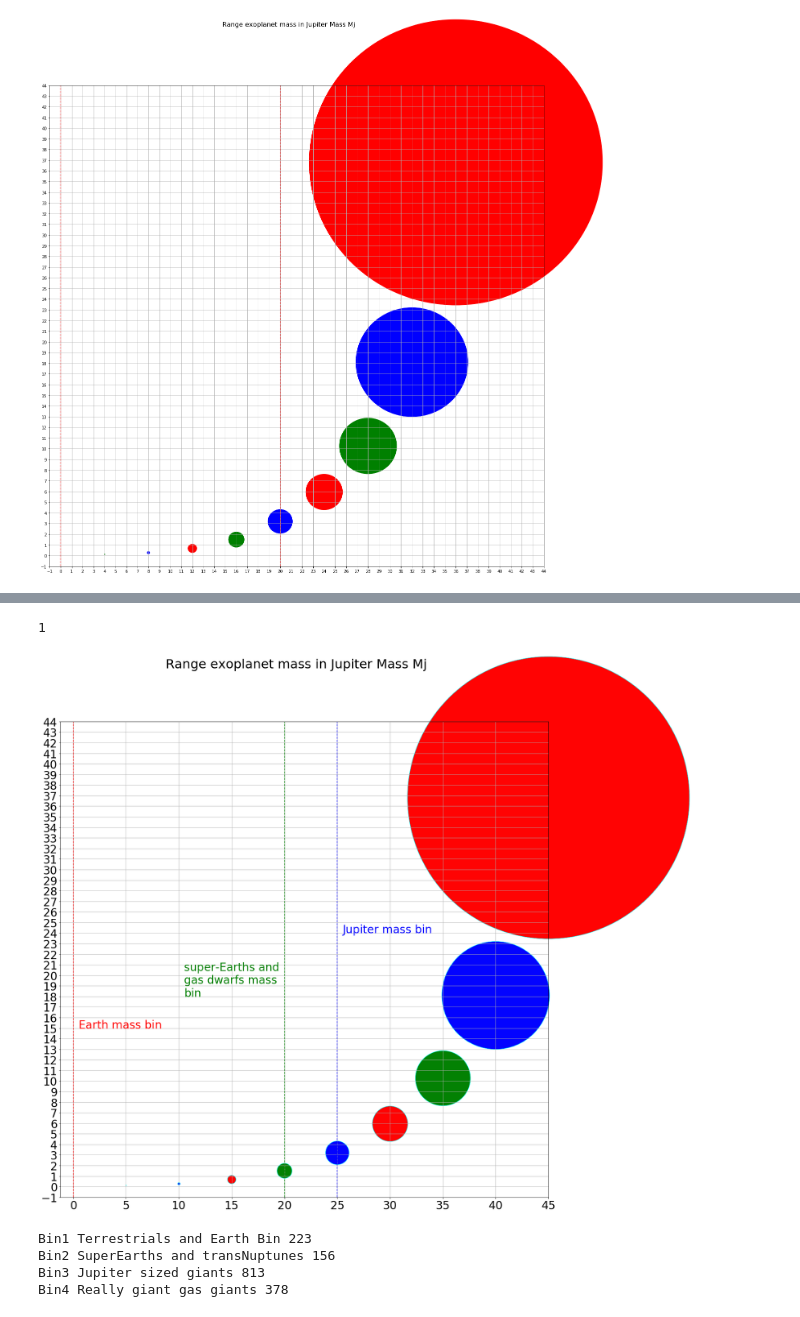
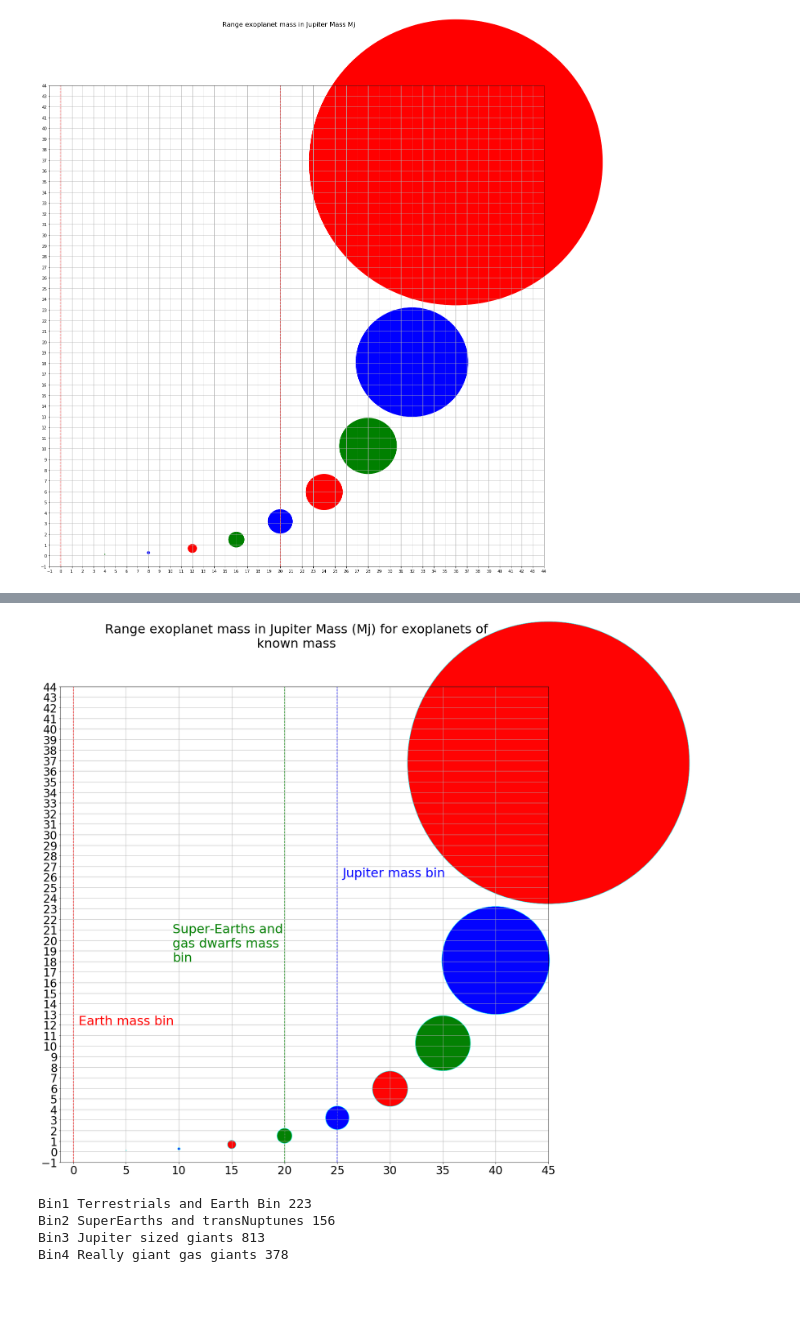
Before and after one commit to coderXmachina2/infographicaGalactica, a Jupyter notebook: t02SizeMassDensityVariationsOfPlaents.ipynb, the cells around one changed output, grey strips where cells are left out. Saved outputs shown, nothing was run; the diff lists cells and outputs as text; code cells hidden in the pictures.

```diff
--- a/t02SizeMassDensityVariationsOfPlaents.ipynb
+++ b/t02SizeMassDensityVariationsOfPlaents.ipynb
@@ -518,8 +512,3 @@ plt.show()
 fig.savefig('temp.png', dpi=fig.dpi)
 # %% [output]
 [figure]
-# %%
-ySpace = [0 , 0.12, 0.272, 0.675, 1.5, 3.2, 5.95, 10.26, 18.1, 36.8]
-arrOfCircles = []
-for t in range(0, len(splitArr)):
-    print(t)
@@ -537,11 +515,4 @@ for t in range(0, len(splitArr)):
-# %%
-7%3
-# %% [output]
-1
 # %%
-#ok beautifythis code. can be cleaned
-
-#lets build some circle plots. Eyeball this first
 import matplotlib.pyplot as plt
 
 ySpace = [0 , 0.12, 0.272, 0.675, 1.5, 3.2, 5.95, 10.26, 18.1, 36.8]
@@ -555,42 +526,42 @@ for t in range(0, len(splitArr)):
         arrOfCircles.append(plt.Circle((xSpace[t], ySpace[t]), arrMeanBins[t],  alpha=0.99, ec='cyan', fc='g', clip_on=False))
     else:
         arrOfCircles.append(plt.Circle((xSpace[t], ySpace[t]), arrMeanBins[t],  alpha=0.99, ec = 'cyan', fc='b', clip_on=False))
 
 
 fig, ax = plt.subplots()
 fig.set_size_inches(22, 22)
 
-plt.suptitle('Range exoplanet mass in Jupiter Mass Mj', fontsize=32)
+plt.suptitle('Range exoplanet mass in Jupiter Mass (Mj) for exoplanets of\nknown mass', fontsize=32)
 
 for t in range(0, len(splitArr)):
     ax.add_artist(arrOfCircles[t])
 
-plt.axvline(x=0, color = 'red', ls = 'dashed' , alpha=0.8, markersize=2.5)
-plt.axvline(x=20, color = 'green', ls = 'dashed' , alpha=0.8, markersize=2.5)
-plt.axvline(x=25, color = 'blue', ls = 'dashed', alpha=0.8, markersize=2.5)
+plt.axvline(x=0, color = 'red', ls = 'dashed' , alpha=0.8, markersize=2.8)
+plt.axvline(x=20, color = 'green', ls = 'dashed' , alpha=0.8, markersize=2.8)
+plt.axvline(x=25, color = 'blue', ls = 'dashed', alpha=0.8, markersize=2.8)
 
-plt.text(0.5, 15, 'Earth mass bin', color='red')
-plt.text(10.5, 18, 'super-Earths and \ngas dwarfs mass\nbin', color='green')
-plt.text(25.5, 24, 'Jupiter mass bin', color='blue')
+plt.text(0.5, 12, 'Earth mass bin', color='red', fontsize = 32)
+plt.text(9.4, 18, 'Super-Earths and \ngas dwarfs mass\nbin', color='green', fontsize = 32)
+plt.text(25.5, 26, 'Jupiter mass bin', color='blue', fontsize = 32)
 
 tickArr = []
 for i in range(-1, 45):
     tickArr.append(i)
 
 plt.xticks(xSpace)
 plt.yticks(tickArr)
 
 plt.rcParams.update({'font.size': 28})
 
 #ax.set_xlabel('Years', fontsize=24)
 #ax.set_ylabel('Number of exoplanets planets discovered', fontsize=24)
 
 plt.grid()
 plt.show()
 
-fig.savefig('t02rangeOfMassOfExoPlanets.png')
+fig.savefig('Vissies/t02rangeOfMassOfExoPlanets.png')
 # %% [output]
-[figure, old version]
+[figure, new version]
 # %%
 #perhaps irregular Mass Bins are Ideal
 #Bin 1 = Planets smaller than Earth
```
Also changed, not shown: parts of 12 cells of this notebook, 18 other files.
